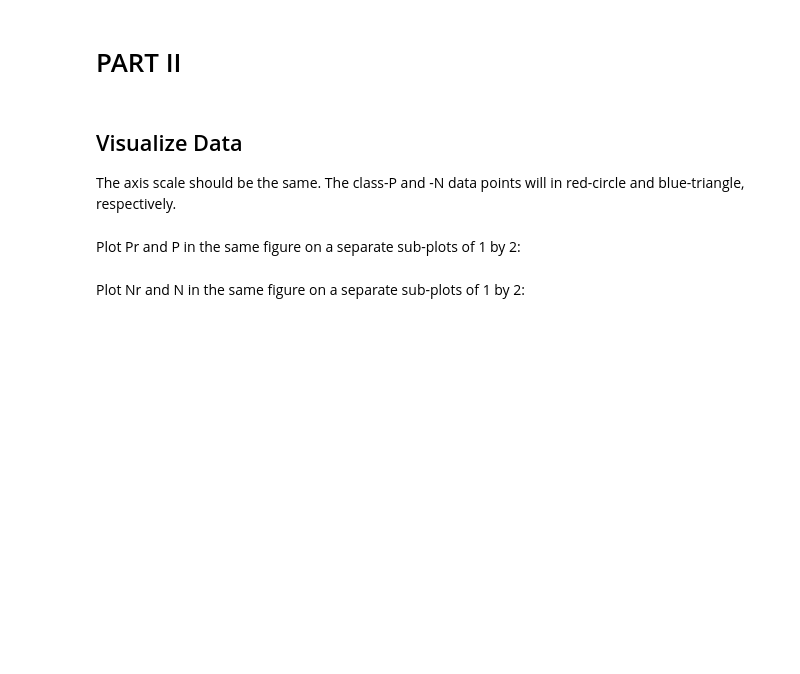
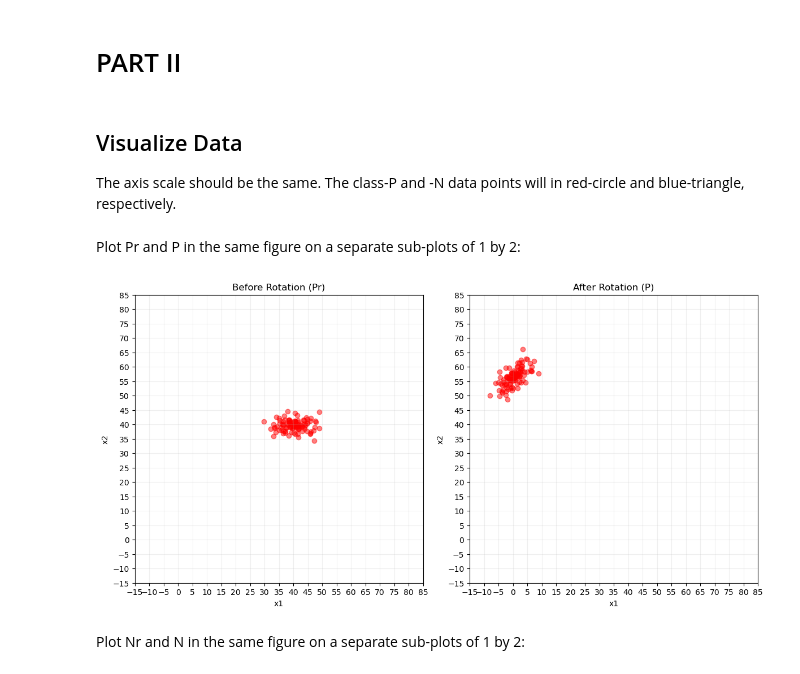
Before and after one commit to adamrodi/CMPS4700, a Jupyter notebook: Notebooks/adam.ipynb, the cells around one changed output. Cells and saved outputs as stored; diff of their text form; code cells hidden in the pictures; blank space fills up the shorter version.

```diff
--- a/Notebooks/adam.ipynb
+++ b/Notebooks/adam.ipynb
@@ -138,5 +140,27 @@ PN
 The axis scale should be the same. The class-P and -N data points will in red-circle and blue-triangle, respectively.
 # %% [markdown]
 Plot Pr and P in the same figure on a separate sub-plots of 1 by 2:
+# %%
+fig, (ax1, ax2) = plt.subplots(1, 2, figsize=(12, 6))
+ax1.scatter(Pr['x1'], Pr['x2'], c='red', marker='o', label='PR', alpha=0.5)
+ax2.scatter(P['x1'], P['x2'], c='red', marker='o', label='P', alpha=0.5)
+
+for ax in (ax1, ax2):
+    ax.set_xlabel('x1')
+    ax.set_ylabel('x2')
+    ax.xaxis.set_major_locator(MultipleLocator(5))
+    ax.yaxis.set_major_locator(MultipleLocator(5))
+    ax.set_xlim(-15, 85)
+    ax.set_ylim(-15, 85)
+    ax.set_aspect('equal', adjustable='box')
+    ax.grid(alpha=0.2)
+
+ax1.set_title('Before Rotation (Pr)')
+ax2.set_title('After Rotation (P)')
+
+plt.tight_layout()
+plt.show()
+# %% [output]
+[figure, added]
 # %% [markdown]
 Plot Nr and N in the same figure on a separate sub-plots of 1 by 2:
```
Also changed, not shown: parts of 10 cells of this notebook.
